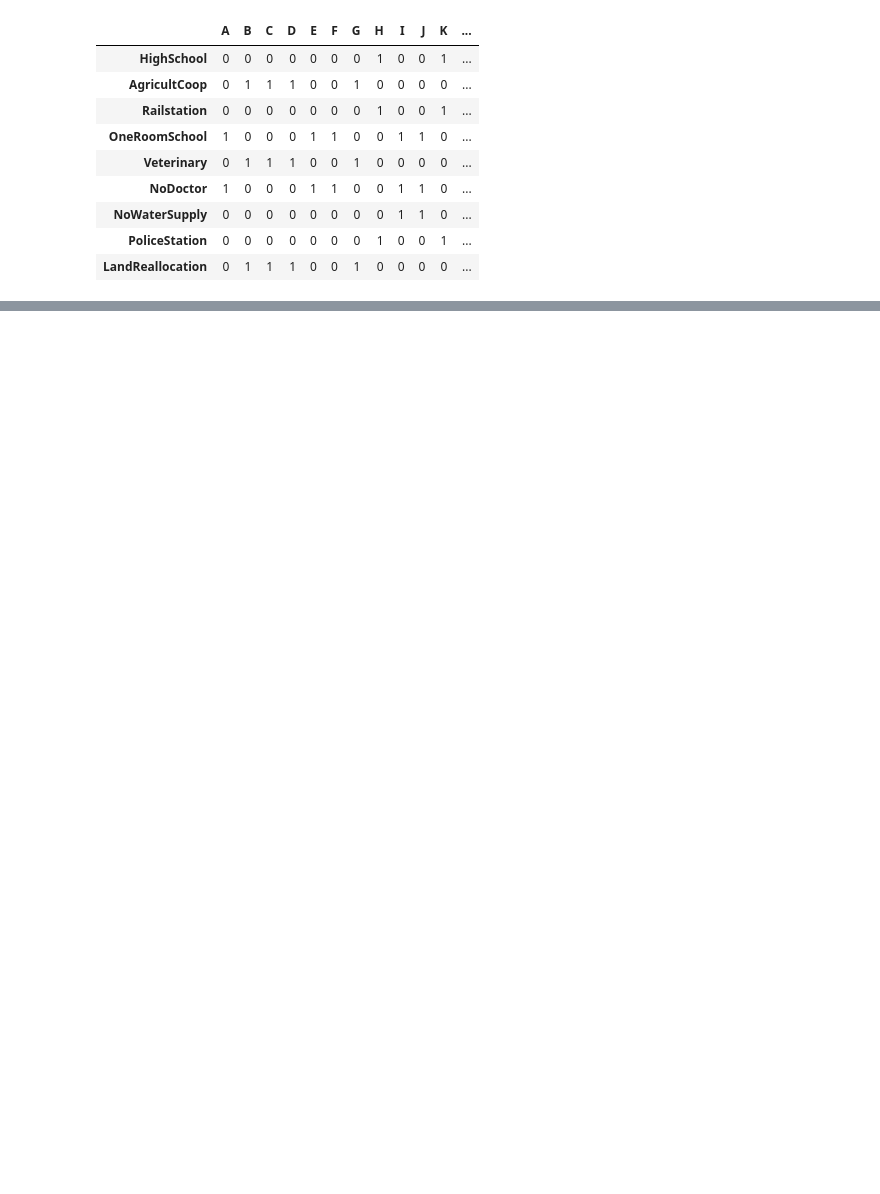
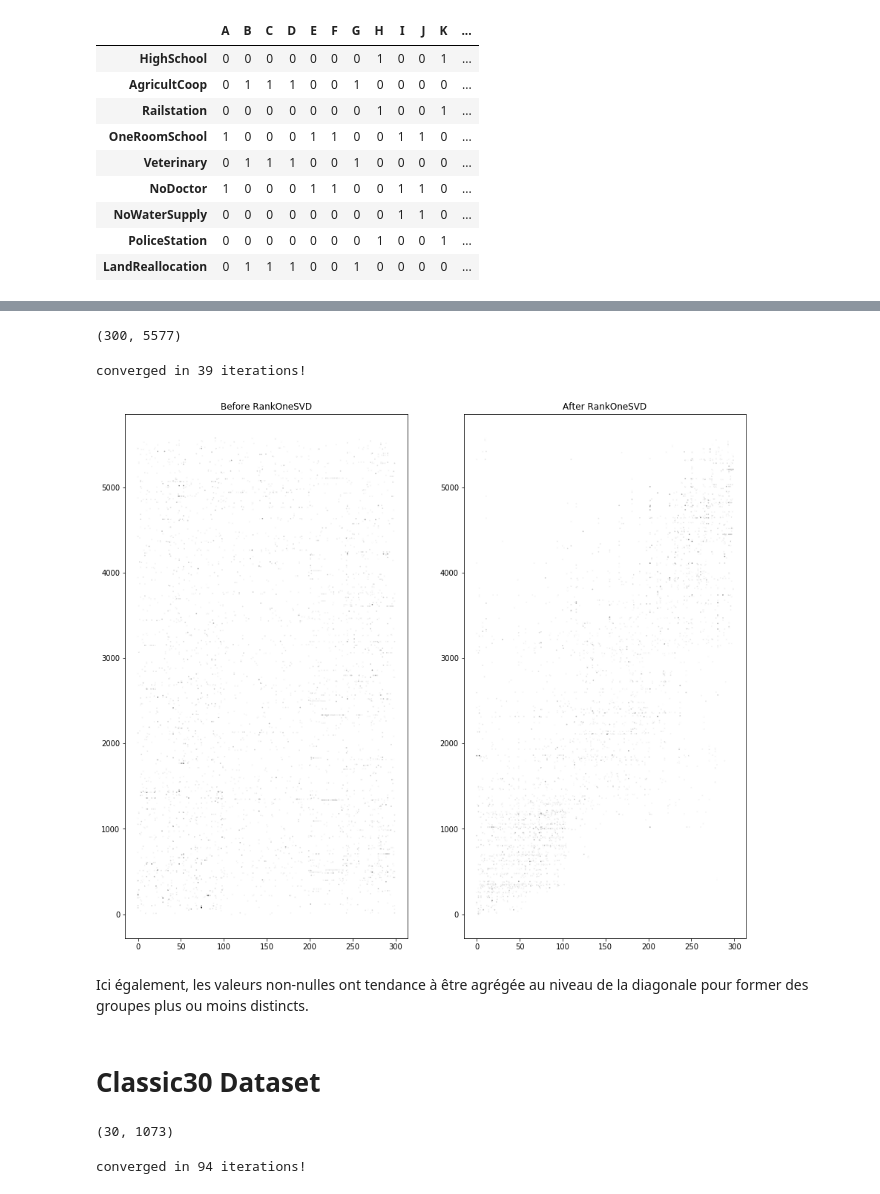
Before and after one commit to miraaitsaada/RankOneSVD, a Jupyter notebook: svd1D.ipynb, the cells around one changed output, grey strips where cells are left out. Saved outputs shown, nothing was run; the diff lists cells and outputs as text; code cells hidden in the pictures; blank space fills up the shorter version.

```diff
--- a/svd1D.ipynb
+++ b/svd1D.ipynb
@@ -133,0 +192,41 @@ plt.show()
+# %%
+mat = loadmat("data/classic300.mat")
+X = mat["dtm"].toarray()
+X.shape
+# %% [output]
+(300, 5577)
+# %%
+u, v = svd_1d(X, 1e-5)
+reordered_X = reorder(X, u, v)
+# %% [output]
+converged in 39 iterations!
+# %%
+x, y = X.nonzero()
+plt.figure(figsize = (15,13))
+plt.subplot(1,2,1)
+plt.scatter(x,y, s=0.5, c=X[x,y], cmap = "binary")
+plt.title("Before RankOneSVD")
+
+x, y = reordered_X.nonzero()
+plt.subplot(1,2,2)
+plt.scatter(x,y, s=0.5, c=reordered_X[x,y], cmap = "binary")
+plt.title("After RankOneSVD")
+plt.show()
+# %% [output]
+[figure, added]
+# %% [markdown]
+Ici également, les valeurs non-nulles ont tendance à être agrégée au niveau de la diagonale pour former des groupes plus ou moins distincts.
+# %% [markdown]
+# Classic30 Dataset
+# %%
+mat = loadmat("data/classic30.mat")
+X = mat["dtm"].toarray()
+
+X.shape
+# %% [output]
+(30, 1073)
+# %%
+u, v = svd_1d(X, 1e-6)
+reordered_X = reorder(X, u, v)
+# %% [output]
+converged in 94 iterations!
```
Also changed, not shown: parts of 22 cells of this notebook, 2 other files.
